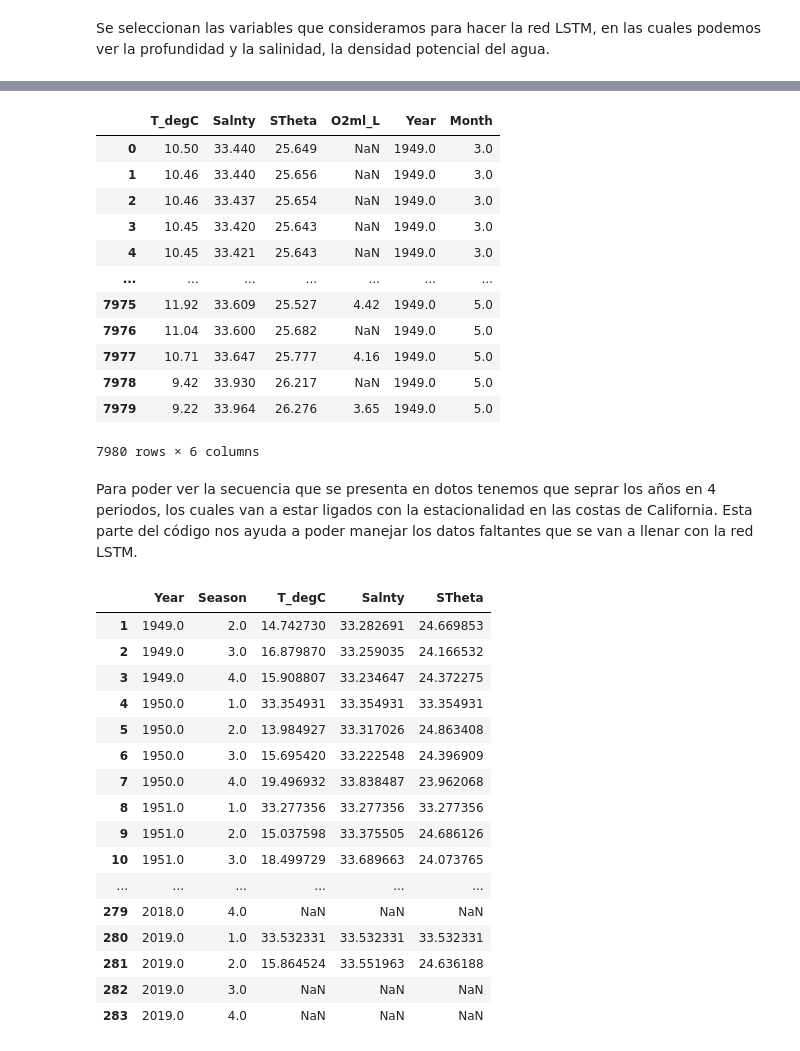
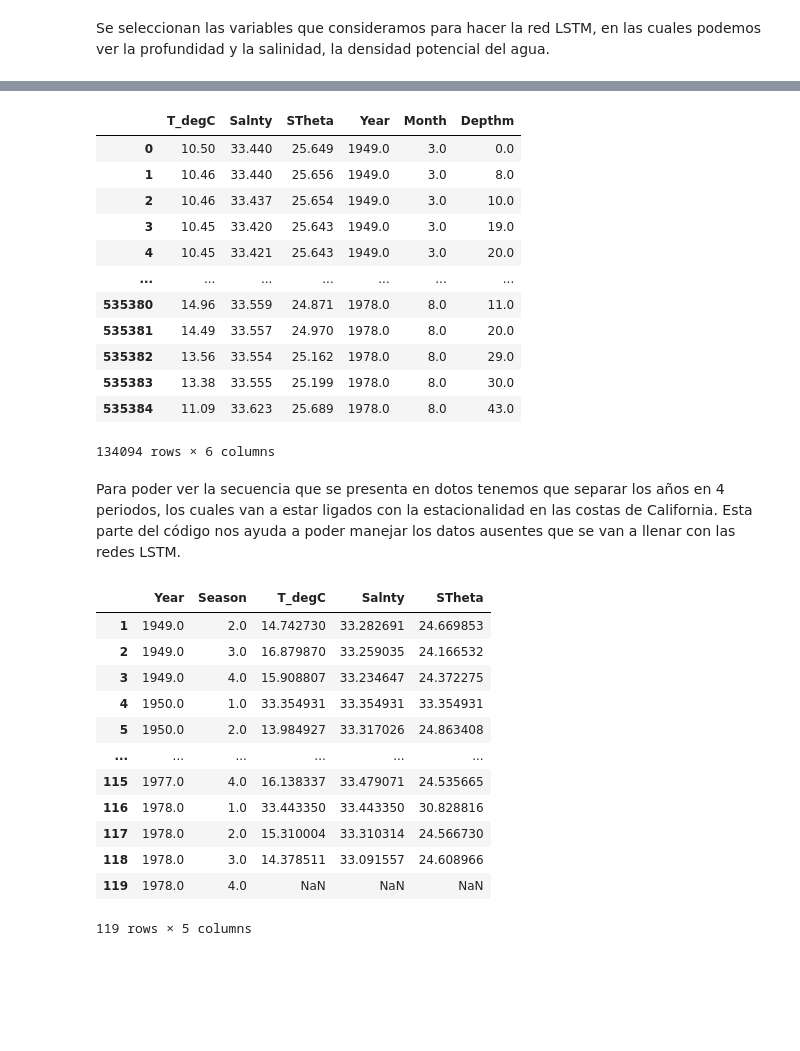
Before and after one commit to Lmdela/Trabajo-Mineria-de-Dtos, a Jupyter notebook: Adecuación_de_la_base_de_datos.ipynb, the cells around one changed output, grey strips where cells are left out. Cells and saved outputs as stored; diff of their text form; code cells hidden in the pictures; blank space fills up the shorter version.

```diff
--- a/Adecuación_de_la_base_de_datos.ipynb
+++ b/Adecuación_de_la_base_de_datos.ipynb
@@ -37,7 +31,7 @@ plt.style.use('ggplot')
 Se hace la lectura de la base de datos que vamos a usar, en este caso es una base llamada "Bottles" que puede ser encontrada en Kaggle en el primer link en las referencias.
 # %%
 dataframe = pd.read_csv(r"194903-201907_Bottle.csv", sep=(","), engine="python")
-pd.set_option('display.max_rows', 10)
+pd.set_option('display.max_rows', 6)
 dataframe
 # %% [output]
 |  | Cst_Cnt | Btl_Cnt | Sta_ID | Depth_ID | Depthm | T_degC | Salnty | O2ml_L | STheta | O2Sat | ... |
@@ -58,16 +48,9 @@ En este paso, se hace la adecuación de los datos para ser estructurados y manej
 # %%
-jday=np.empty(len(dataframe.Depth_ID))
 year=np.empty(len(dataframe.Depth_ID))
 month=np.empty(len(dataframe.Depth_ID))
-Data_Type=[0]*len(dataframe.Depth_ID)
 for x in range(0,len(dataframe.Depth_ID)):
     year[x]=int(dataframe.Depth_ID[x][0:2])*100+int(dataframe.Depth_ID[x][3:5])
     month[x]=int(dataframe.Depth_ID[x][5:7])
-    if x == 840181:
-        jday[x]=322
-    else:
-        jday[x]=int(dataframe.Depth_ID[x][13:16])
-    Data_Type[x]=dataframe.Depth_ID[x][10:12]
 # %%
 df=pd.DataFrame(np.column_stack((year,month)),columns=['Year','Month'])
 df
@@ -131,21 +106,21 @@ highdf=highdf.dropna()
 pd.set_option('display.max_rows', 10)
 lowdf
 # %% [output]
-|  | T_degC | Salnty | STheta | O2ml_L | Year | Month |
-| 0 | 10.50 | 33.440 | 25.649 | NaN | 1949.0 | 3.0 |
-| 1 | 10.46 | 33.440 | 25.656 | NaN | 1949.0 | 3.0 |
-| 2 | 10.46 | 33.437 | 25.654 | NaN | 1949.0 | 3.0 |
-| 3 | 10.45 | 33.420 | 25.643 | NaN | 1949.0 | 3.0 |
-| 4 | 10.45 | 33.421 | 25.643 | NaN | 1949.0 | 3.0 |
+|  | T_degC | Salnty | STheta | Year | Month | Depthm |
+| 0 | 10.50 | 33.440 | 25.649 | 1949.0 | 3.0 | 0.0 |
+| 1 | 10.46 | 33.440 | 25.656 | 1949.0 | 3.0 | 8.0 |
+| 2 | 10.46 | 33.437 | 25.654 | 1949.0 | 3.0 | 10.0 |
+| 3 | 10.45 | 33.420 | 25.643 | 1949.0 | 3.0 | 19.0 |
+| 4 | 10.45 | 33.421 | 25.643 | 1949.0 | 3.0 | 20.0 |
 | ... | ... | ... | ... | ... | ... | ... |
-| 7975 | 11.92 | 33.609 | 25.527 | 4.42 | 1949.0 | 5.0 |
-| 7976 | 11.04 | 33.600 | 25.682 | NaN | 1949.0 | 5.0 |
-| 7977 | 10.71 | 33.647 | 25.777 | 4.16 | 1949.0 | 5.0 |
-| 7978 | 9.42 | 33.930 | 26.217 | NaN | 1949.0 | 5.0 |
-| 7979 | 9.22 | 33.964 | 26.276 | 3.65 | 1949.0 | 5.0 |
+| 535380 | 14.96 | 33.559 | 24.871 | 1978.0 | 8.0 | 11.0 |
+| 535381 | 14.49 | 33.557 | 24.970 | 1978.0 | 8.0 | 20.0 |
+| 535382 | 13.56 | 33.554 | 25.162 | 1978.0 | 8.0 | 29.0 |
+| 535383 | 13.38 | 33.555 | 25.199 | 1978.0 | 8.0 | 30.0 |
+| 535384 | 11.09 | 33.623 | 25.689 | 1978.0 | 8.0 | 43.0 |
-7980 rows × 6 columns
+134094 rows × 6 columns
 # %% [markdown]
-Para poder ver la secuencia que se presenta en dotos tenemos que seprar los años en 4 periodos, los cuales van a estar ligados con la estacionalidad en las costas de California. Esta parte del código nos ayuda a poder manejar los datos faltantes que se van a llenar con la red LSTM.
+Para poder ver la secuencia que se presenta en dotos tenemos que separar los años en 4 periodos, los cuales van a estar ligados con la estacionalidad en las costas de California. Esta parte del código nos ayuda a poder manejar los datos ausentes que se van a llenar con las redes LSTM.
 # %%
 YearF=4
 YearT=12/YearF
@@ -216,23 +191,19 @@ for x in range(0,YearI):
 highdata=pd.DataFrame(np.column_stack((Yr,Ssn,Temp,Sal,ST)),columns=['Year','Season','T_degC','Salnty','STheta'])
 highdata=highdata.drop(highdata.index[0])
 # %%
-pd.set_option('display.max_rows', None)
+pd.set_option('display.max_rows', 10)
 lowdata
 # %% [output]
 |  | Year | Season | T_degC | Salnty | STheta |
 | 1 | 1949.0 | 2.0 | 14.742730 | 33.282691 | 24.669853 |
 | 2 | 1949.0 | 3.0 | 16.879870 | 33.259035 | 24.166532 |
 | 3 | 1949.0 | 4.0 | 15.908807 | 33.234647 | 24.372275 |
 | 4 | 1950.0 | 1.0 | 33.354931 | 33.354931 | 33.354931 |
 | 5 | 1950.0 | 2.0 | 13.984927 | 33.317026 | 24.863408 |
-| 6 | 1950.0 | 3.0 | 15.695420 | 33.222548 | 24.396909 |
-| 7 | 1950.0 | 4.0 | 19.496932 | 33.838487 | 23.962068 |
-| 8 | 1951.0 | 1.0 | 33.277356 | 33.277356 | 33.277356 |
-| 9 | 1951.0 | 2.0 | 15.037598 | 33.375505 | 24.686126 |
-| 10 | 1951.0 | 3.0 | 18.499729 | 33.689663 | 24.073765 |
 | ... | ... | ... | ... | ... | ... |
-| 279 | 2018.0 | 4.0 | NaN | NaN | NaN |
-| 280 | 2019.0 | 1.0 | 33.532331 | 33.532331 | 33.532331 |
-| 281 | 2019.0 | 2.0 | 15.864524 | 33.551963 | 24.636188 |
-| 282 | 2019.0 | 3.0 | NaN | NaN | NaN |
-| 283 | 2019.0 | 4.0 | NaN | NaN | NaN |
+| 115 | 1977.0 | 4.0 | 16.138337 | 33.479071 | 24.535665 |
+| 116 | 1978.0 | 1.0 | 33.443350 | 33.443350 | 30.828816 |
+| 117 | 1978.0 | 2.0 | 15.310004 | 33.310314 | 24.566730 |
+| 118 | 1978.0 | 3.0 | 14.378511 | 33.091557 | 24.608966 |
+| 119 | 1978.0 | 4.0 | NaN | NaN | NaN |
+119 rows × 5 columns
```
Also changed, not shown: parts of 18 cells of this notebook.
